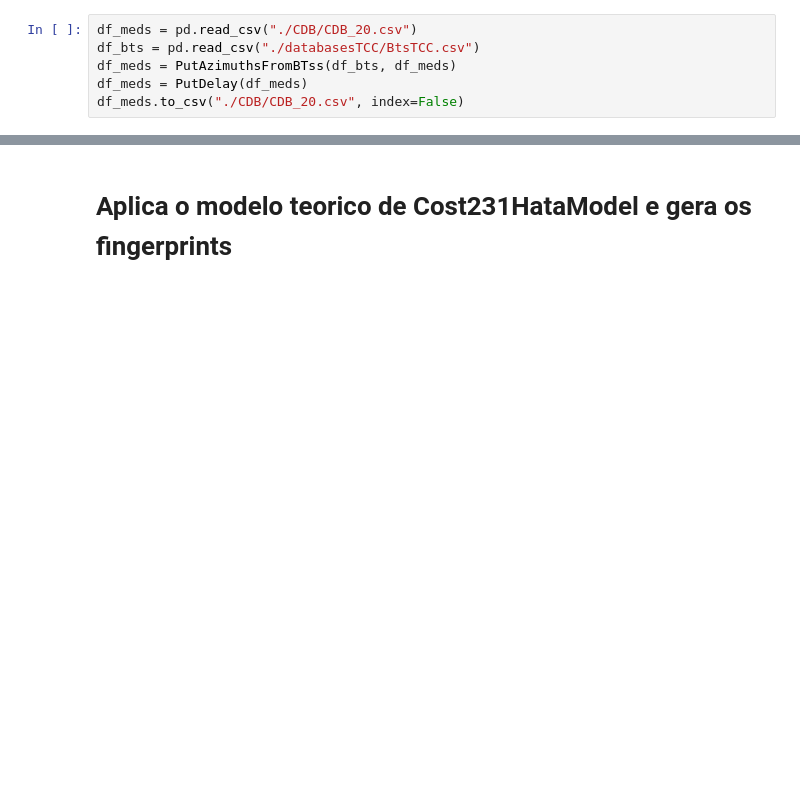
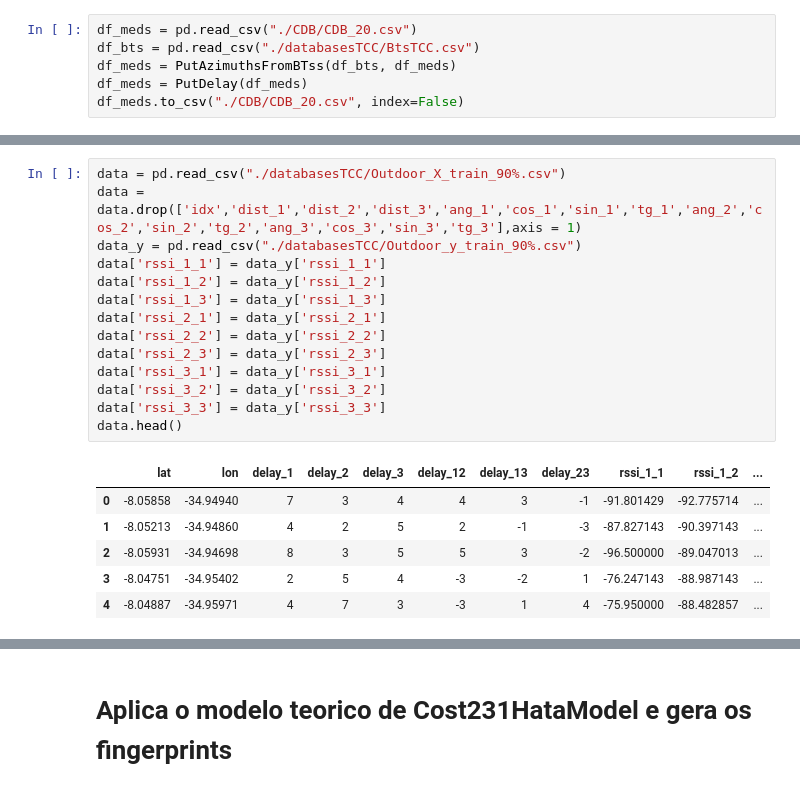
Before and after one commit to Douglast1997/TG-2020.1, a Jupyter notebook: FingerprintingTCC.ipynb, the cells around one changed output, grey strips where cells are left out. Cells and saved outputs as stored; diff of their text form; blank space fills up the shorter version.

```diff
--- a/FingerprintingTCC.ipynb
+++ b/FingerprintingTCC.ipynb
@@ -196,0 +207,21 @@ df_meds.to_csv("./CDB/CDB_20.csv", index=False)
+# %%
+data = pd.read_csv("./databasesTCC/Outdoor_X_train_90%.csv")
+data = data.drop(['idx','dist_1','dist_2','dist_3','ang_1','cos_1','sin_1','tg_1','ang_2','cos_2','sin_2','tg_2','ang_3','cos_3','sin_3','tg_3'],axis = 1)
+data_y = pd.read_csv("./databasesTCC/Outdoor_y_train_90%.csv")
+data['rssi_1_1'] = data_y['rssi_1_1']
+data['rssi_1_2'] = data_y['rssi_1_2']
+data['rssi_1_3'] = data_y['rssi_1_3']
+data['rssi_2_1'] = data_y['rssi_2_1']
+data['rssi_2_2'] = data_y['rssi_2_2']
+data['rssi_2_3'] = data_y['rssi_2_3']
+data['rssi_3_1'] = data_y['rssi_3_1']
+data['rssi_3_2'] = data_y['rssi_3_2']
+data['rssi_3_3'] = data_y['rssi_3_3']
+data.head()
+# %% [output]
+|  | lat | lon | delay_1 | delay_2 | delay_3 | delay_12 | delay_13 | delay_23 | rssi_1_1 | rssi_1_2 | ... |
+| 0 | -8.05858 | -34.94940 | 7 | 3 | 4 | 4 | 3 | -1 | -91.801429 | -92.775714 | ... |
+| 1 | -8.05213 | -34.94860 | 4 | 2 | 5 | 2 | -1 | -3 | -87.827143 | -90.397143 | ... |
+| 2 | -8.05931 | -34.94698 | 8 | 3 | 5 | 5 | 3 | -2 | -96.500000 | -89.047013 | ... |
+| 3 | -8.04751 | -34.95402 | 2 | 5 | 4 | -3 | -2 | 1 | -76.247143 | -88.987143 | ... |
+| 4 | -8.04887 | -34.95971 | 4 | 7 | 3 | -3 | 1 | 4 | -75.950000 | -88.482857 | ... |
```
Also changed, not shown: parts of 9 cells of this notebook, 49 other files.
